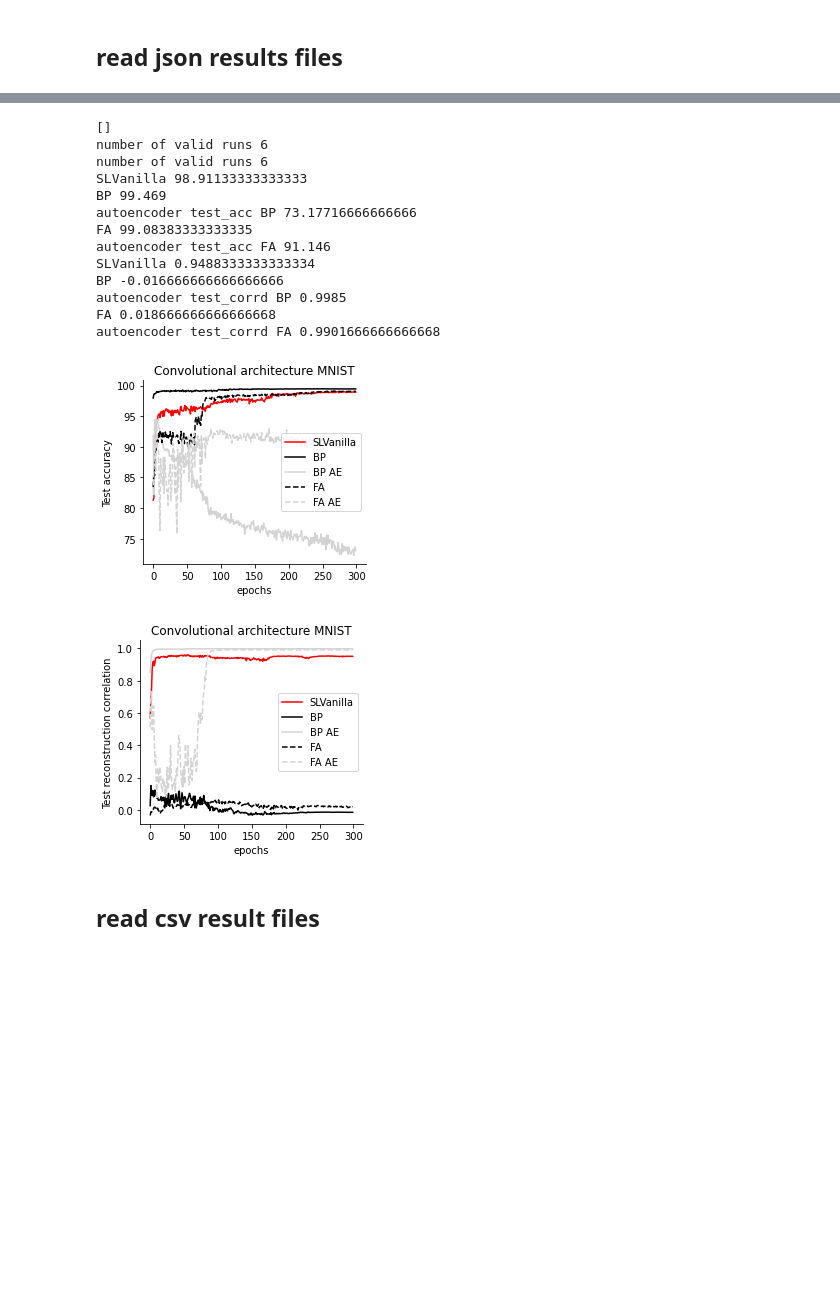
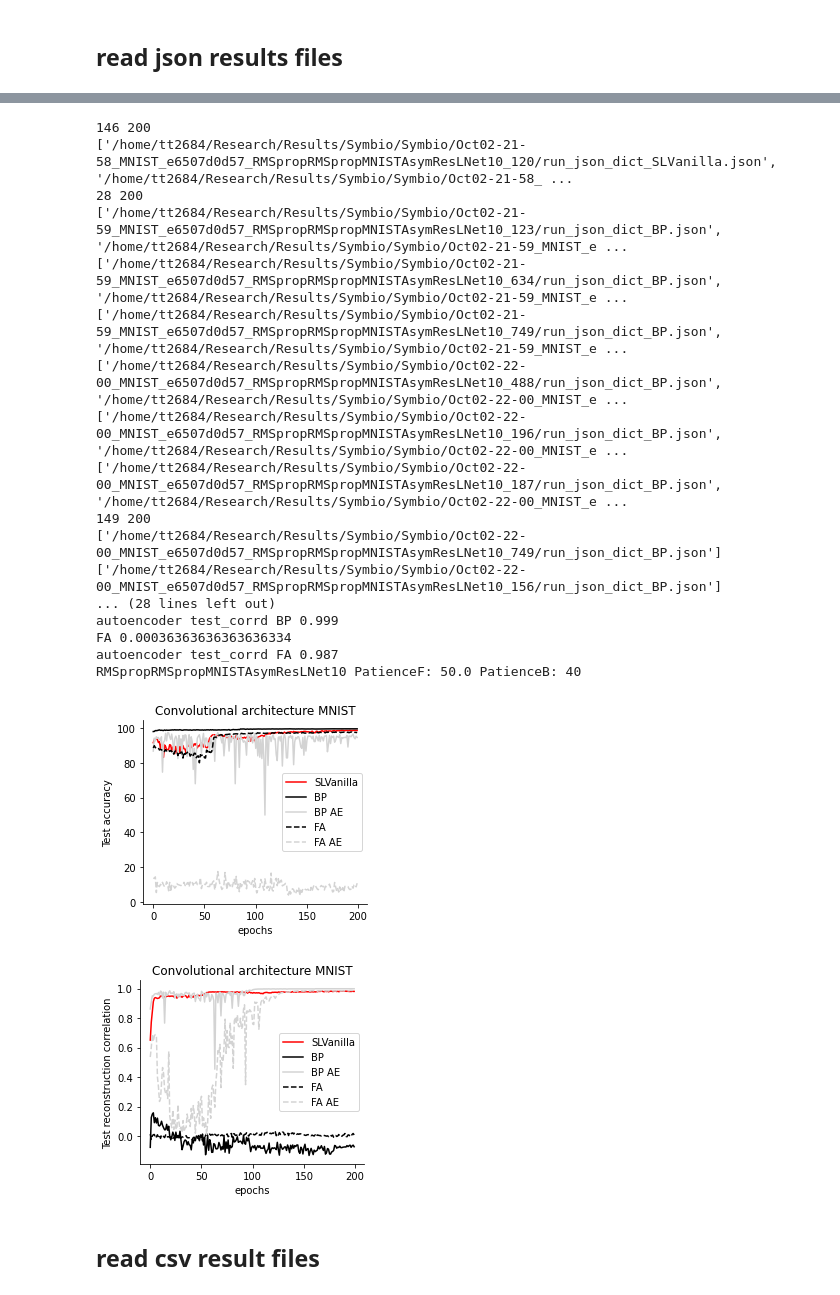
Before and after one commit to toosi/Feedback_Feedforward_Alignment, a Jupyter notebook: generate_figures_draft.ipynb, the cells around one changed output, grey strips where cells are left out. Drawn from its saved outputs; the diff is of its cells as text; code cells hidden in the pictures; blank space fills up the shorter version.

```diff
--- a/generate_figures_draft.ipynb
+++ b/generate_figures_draft.ipynb
@@ -210,9 +239,21 @@ number of valid runs 6
 # %%
 
-hashname=  'RMSpRMSpMNISTAsymResLNet10BNaff3' #'RMSpRMSpMNISTAsymResLNet10BNaffine'
+hashname= 'RMSpropRMSpropMNISTAsymResLNet10'#'RMSpRMSpMNISTAsymResLNet10BNaffine'
+
+
+# 'MNISTAsymResLNet10BNaffPatience30'
+#'RMSpRMSpMNISTAsymResLNet10BNaff3'
+
+#'RMSpCIFAR10AsymResLNet10BNaff'
+
+
+#'RMSpRMSpFaMNISTAsymResLNet10BNaff'  'RMSpRMSpFaMNISTAsymResLNet10BNaffPtnc30' #'FaMNISTAsymResLNet10BNaff'
+
+
+#'RMSpRMSpFaMNISTAsymResLNet10BNaffPtnc30' #'RMSpRMSpMNISTAsymResLNet10BNaff3' #'RMSpRMSpMNISTAsymResLNet10BNaffine'
 #'RMSpRMSpFaMNISTAsymResLNet10BNaff' #'RMSpRMSpMNISTAsymResLNet10BNaff3' #'RMSpRMSpFaMNISTAsymResLNet10BNaff' # 'RMSpRMSpMNISTAsymResLNet10BNaffine'
-n_epochs = 300#370
-n_epochs_ae = 300
+n_epochs = 200#300#800#200#300#370
+n_epochs_ae = 200#300#500#200#300
 
 #'RMSpropRMSpropMNISTAsymResLNet10' #'RMSpropRMSpropMNISTFullyConn' ##'RMSpropRMSpropMNISTFullyConnE150'
     # 'RMSpRMSpMNISTAsymResLNet10BNaffine'
@@ -309,48 +350,53 @@ ax.patch.set_visible(False)
 ax.spines['right'].set_visible(False)
 ax.spines['top'].set_visible(False)
 plt.tick_params(axis='y',direction='out', right=False)
 plt.tick_params(axis='x',direction='out', top=False)
 ax.set_xlabel('epochs')
 ax.set_ylabel('Test reconstruction correlation')
 ax.legend(loc='center right')
 
 ax.set_title('%s %s (%s)'%(configs['dataset'], arch, hashname))
 plt.tight_layout()
 
 savedir = path_prefix + '/Results/Symbio/runswithhash/%s/'%hashname
 if not os.path.exists(savedir):
     os.makedirs(savedir)
 
 fig.savefig(savedir + '5lineplots_Testcorrd_%s.png'%(hashname), dpi=200)
 fig.savefig(savedir + '5lineplots_Testcorrd_%s.pdf'%(hashname), dpi=200)
 
 
 ax.set_title('Convolutional architecture %s'%configs['dataset'])
 
 
 
 savedir = path_prefix + '/Results/Symbio/runswithhash/Final/'
 if not os.path.exists(savedir):
     os.makedirs(savedir)
 
 fig.savefig(savedir + '5lineplots_Testcorrd_%s.png'%(hashname), dpi=200)
 fig.savefig(savedir + '5lineplots_Testcorrd_%s.pdf'%(hashname), dpi=200)
+print(hashname, 'PatienceF:',configs['patiencee'],'PatienceB:',configs['patienced'])
 # %% [output]
-[]
-number of valid runs 6
-number of valid runs 6
-SLVanilla 98.91133333333333
-BP 99.469
-autoencoder test_acc BP 73.17716666666666
-FA 99.08383333333335
-autoencoder test_acc FA 91.146
-SLVanilla 0.9488333333333334
-BP -0.016666666666666666
-autoencoder test_corrd BP 0.9985
-FA 0.018666666666666668
-autoencoder test_corrd FA 0.9901666666666668
+146 200
+['/home/tt2684/Research/Results/Symbio/Symbio/Oct02-21-58_MNIST_e6507d0d57_RMSpropRMSpropMNISTAsymResLNet10_120/run_json_dict_SLVanilla.json', '/home/tt2684/Research/Results/Symbio/Symbio/Oct02-21-58_ ...
+28 200
+['/home/tt2684/Research/Results/Symbio/Symbio/Oct02-21-59_MNIST_e6507d0d57_RMSpropRMSpropMNISTAsymResLNet10_123/run_json_dict_BP.json', '/home/tt2684/Research/Results/Symbio/Symbio/Oct02-21-59_MNIST_e ...
+['/home/tt2684/Research/Results/Symbio/Symbio/Oct02-21-59_MNIST_e6507d0d57_RMSpropRMSpropMNISTAsymResLNet10_634/run_json_dict_BP.json', '/home/tt2684/Research/Results/Symbio/Symbio/Oct02-21-59_MNIST_e ...
+['/home/tt2684/Research/Results/Symbio/Symbio/Oct02-21-59_MNIST_e6507d0d57_RMSpropRMSpropMNISTAsymResLNet10_749/run_json_dict_BP.json', '/home/tt2684/Research/Results/Symbio/Symbio/Oct02-21-59_MNIST_e ...
+['/home/tt2684/Research/Results/Symbio/Symbio/Oct02-22-00_MNIST_e6507d0d57_RMSpropRMSpropMNISTAsymResLNet10_488/run_json_dict_BP.json', '/home/tt2684/Research/Results/Symbio/Symbio/Oct02-22-00_MNIST_e ...
+['/home/tt2684/Research/Results/Symbio/Symbio/Oct02-22-00_MNIST_e6507d0d57_RMSpropRMSpropMNISTAsymResLNet10_196/run_json_dict_BP.json', '/home/tt2684/Research/Results/Symbio/Symbio/Oct02-22-00_MNIST_e ...
+['/home/tt2684/Research/Results/Symbio/Symbio/Oct02-22-00_MNIST_e6507d0d57_RMSpropRMSpropMNISTAsymResLNet10_187/run_json_dict_BP.json', '/home/tt2684/Research/Results/Symbio/Symbio/Oct02-22-00_MNIST_e ...
+149 200
+['/home/tt2684/Research/Results/Symbio/Symbio/Oct02-22-00_MNIST_e6507d0d57_RMSpropRMSpropMNISTAsymResLNet10_749/run_json_dict_BP.json']
+['/home/tt2684/Research/Results/Symbio/Symbio/Oct02-22-00_MNIST_e6507d0d57_RMSpropRMSpropMNISTAsymResLNet10_156/run_json_dict_BP.json']
+... (28 lines left out)
+autoencoder test_corrd BP 0.999
+FA 0.00036363636363636334
+autoencoder test_corrd FA 0.987
+RMSpropRMSpropMNISTAsymResLNet10 PatienceF: 50.0 PatienceB: 40
-[figure, old version]
+[figure, new version]
-[figure, old version]
+[figure, new version]
 # %% [markdown]
 ## read csv result files
 # %%
```
Also changed, not shown: parts of 12 cells of this notebook, 1 other file.
